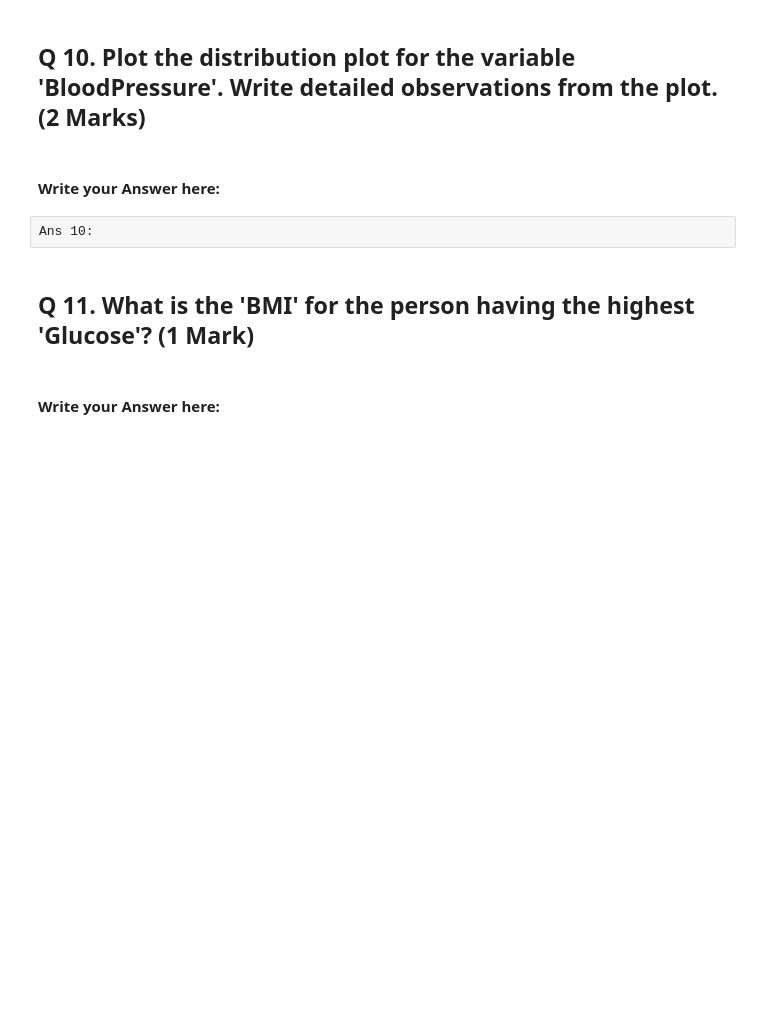
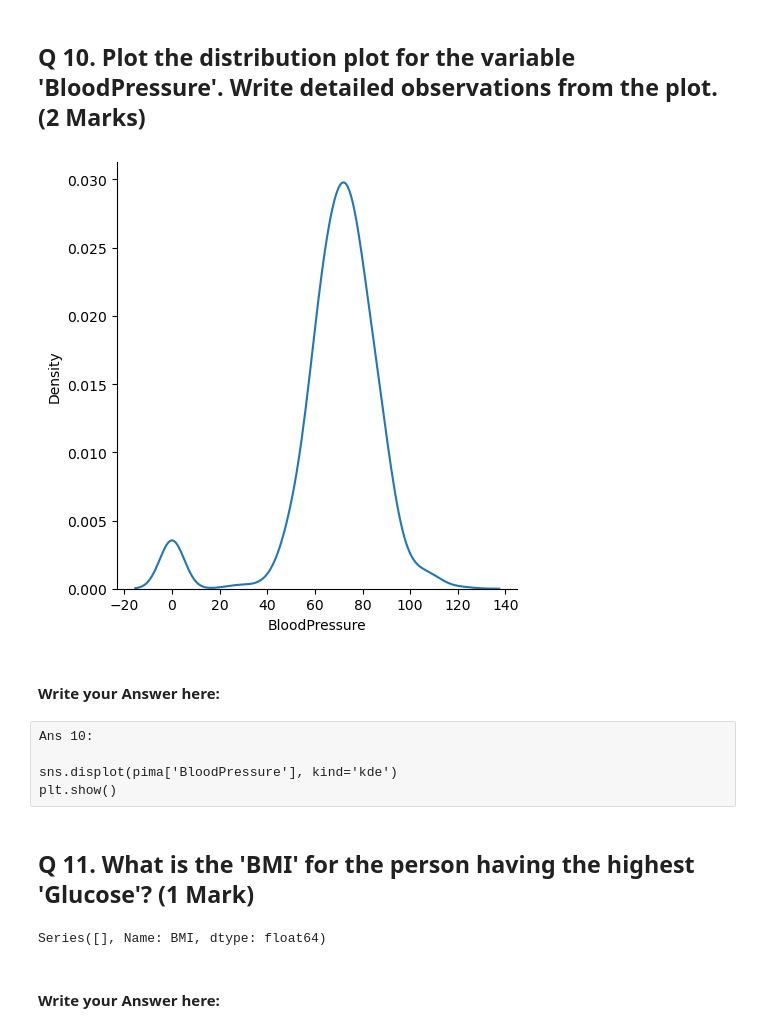
Before and after one commit to MikkoDT/MSAI516_Advanced_Programming_Language, a Jupyter notebook: Finals/MSAI_516_Project_Diabetes_Analysis.ipynb, the cells around one changed output. Cells and saved outputs as stored; diff of their text form; code cells hidden in the pictures; blank space fills up the shorter version.

```diff
--- a/Finals/MSAI_516_Project_Diabetes_Analysis.ipynb
+++ b/Finals/MSAI_516_Project_Diabetes_Analysis.ipynb
@@ -50,7 +56,7 @@ Ans 1:
 # %%
 #remove _____ & write the appropriate function name
 
-pima = pd.__________("diabetes.csv")
+pima = pd.read_csv("diabetes.csv")
 # %% [markdown]
 ## Q3. Show the last 10 records of the dataset. How many columns are there? (1 Mark)
 # %%
@@ -123,17 +224,24 @@ Ans 9:
 # %%
 #remove _____ & write the appropriate library name
 
-______.displot(pima['BloodPressure'], kind='kde')
+sns.displot(pima['BloodPressure'], kind='kde')
 plt.show()
+# %% [output]
+[figure, added]
 # %% [markdown]
 #### Write your Answer here:
-# %% [raw]
-Ans 10:
+# %% [raw]
+Ans 10:
+
+sns.displot(pima['BloodPressure'], kind='kde')
+plt.show()
 # %% [markdown]
 ## Q 11. What is the 'BMI' for the person having the highest 'Glucose'? (1 Mark)
 # %%
 #remove _____ & write the appropriate function name
 
-pima[pima['Glucose']==pima['Glucose']._____()]['BMI']
+pima[pima['Glucose'] == pima['Glucose'].idxmax()]['BMI']
+# %% [output]
+Series([], Name: BMI, dtype: float64)
 # %% [markdown]
 #### Write your Answer here:
```
Also changed, not shown: parts of 20 cells of this notebook.
